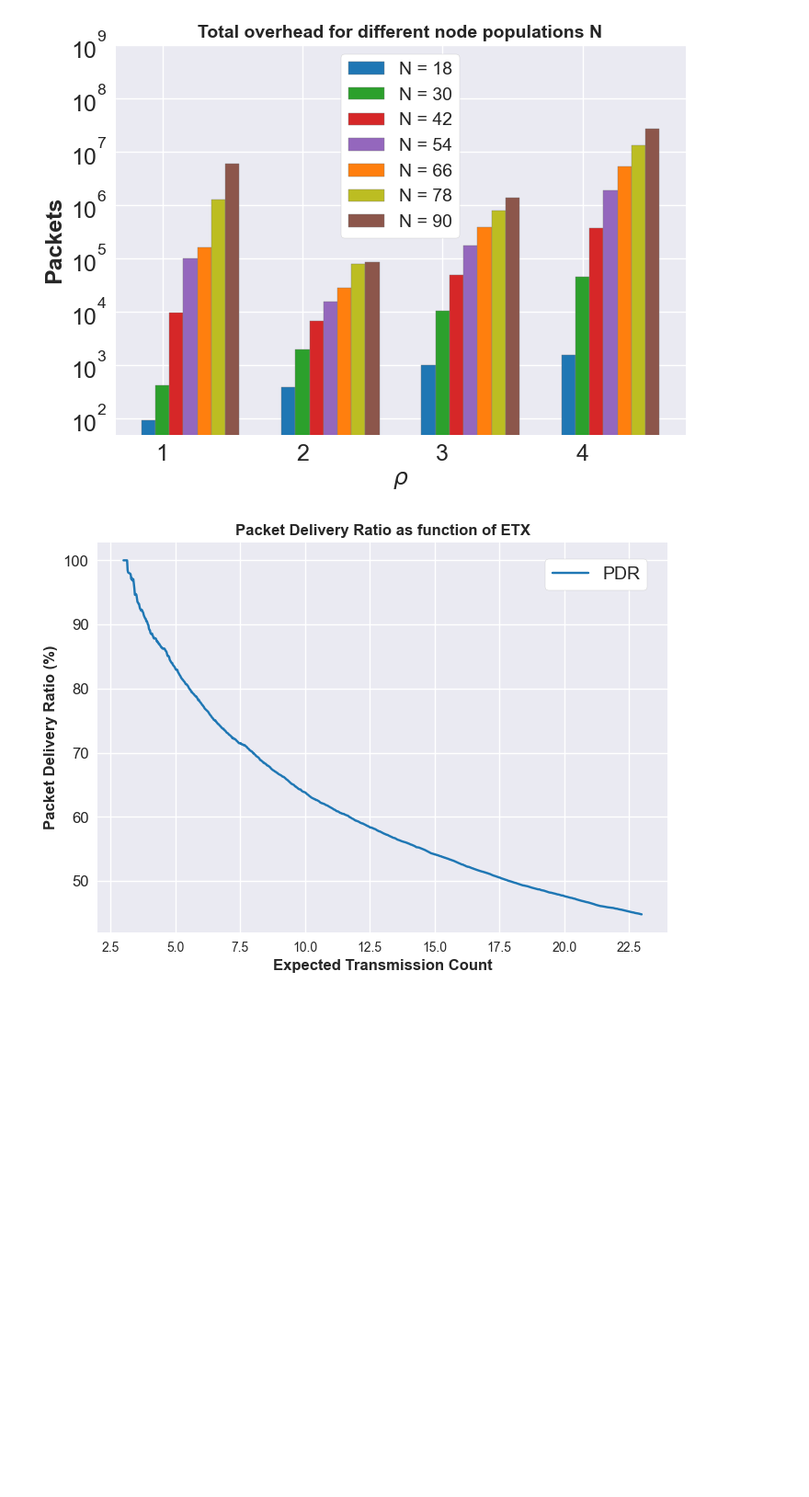
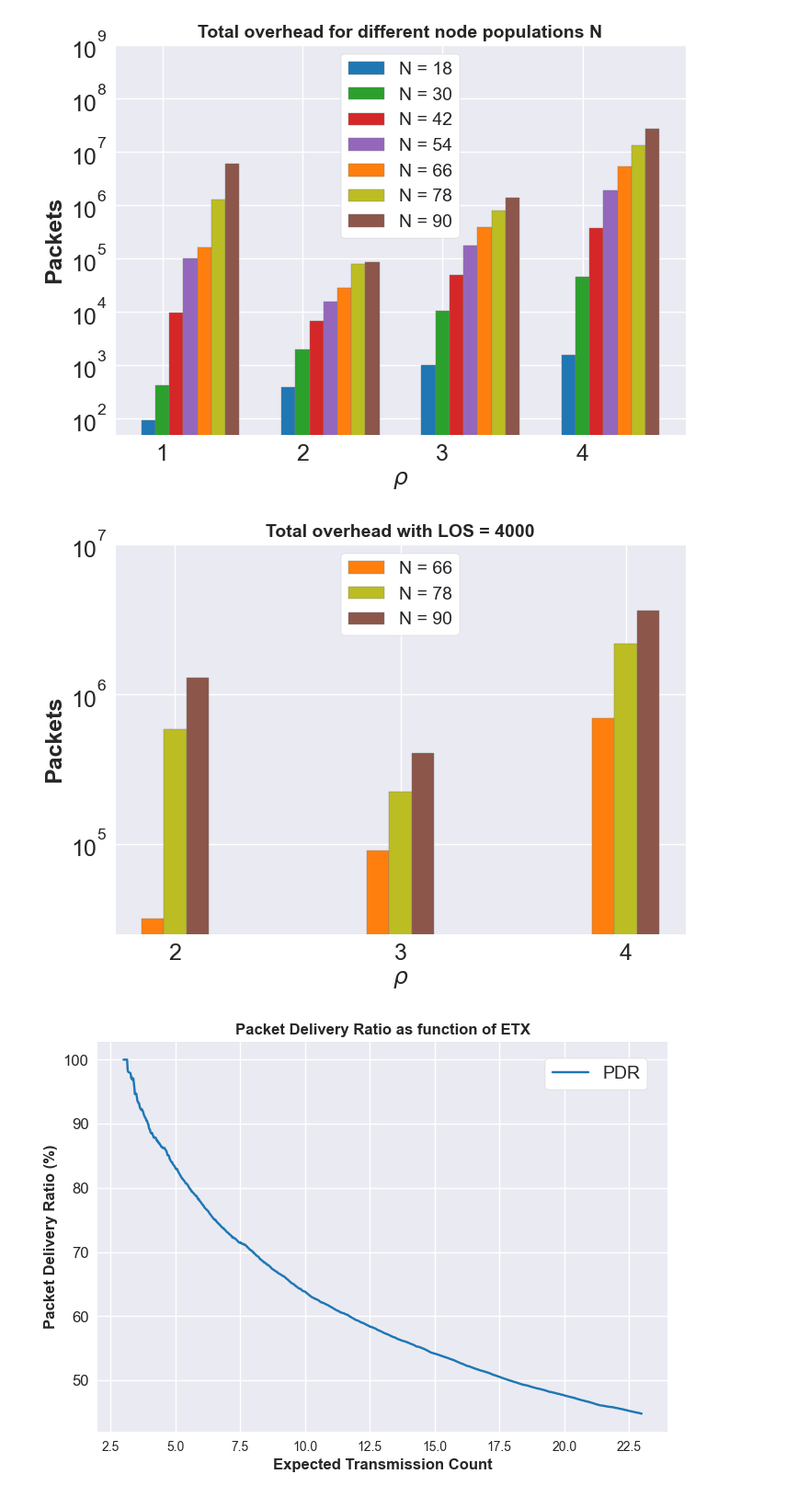
Before and after one commit to mathias-magnusson/Zone-routing-protocol, a Jupyter notebook: plot.ipynb, the cells around one changed output. Shown at 92% size. Saved outputs shown, nothing was run; the diff lists cells and outputs as text; code cells hidden in the pictures; blank space fills up the shorter version.

```diff
--- a/plot.ipynb
+++ b/plot.ipynb
@@ -426,6 +514,40 @@ plt.title("Total overhead for different node populations N", weight='bold', font
 legend = plt.legend(loc='upper center', frameon=True, framealpha=1, facecolor='white', fontsize = 14)
 # %% [output]
 [figure]
+# %%
+# Time used to find routes IARP and IERP combined
+
+zone_radius = [2,3,4]
+N_66_combined = [31622, 90723, 693336]
+N_78_combined = [585073, 222530, 2168145]
+N_90_combined = [1287719, 405266, 3609890]
+
+# set width of bar
+barWidth = 0.10
+
+# Set position of bar on X axis
+br1 = np.arange(len(N_66_combined))
+br2 = [x + barWidth for x in br1]
+br3 = [x + barWidth for x in br2]
+
+plt.style.use('seaborn-v0_8')
+
+# Make the plot
+plt.bar(br1, N_66_combined, color='tab:orange', width = barWidth, edgecolor ='grey', label ='N = 66')
+plt.bar(br2, N_78_combined, color='tab:olive', width = barWidth, edgecolor ='grey', label ='N = 78')
+plt.bar(br3, N_90_combined, color='tab:brown', width = barWidth, edgecolor ='grey', label ='N = 90')
+
+plt.yscale('log')
+plt.ylim(top=10000000)
+plt.xticks([r + barWidth for r in range(len(N_66_combined))], [2,3,4], fontsize=18)
+plt.yticks(fontsize=18)
+plt.xlabel('$\u03C1$', weight='bold', fontsize=18)
+plt.ylabel("Packets", weight='bold', fontsize=18)
+plt.title("Total overhead with LOS = 4000", weight='bold', fontsize=14)
+
+legend = plt.legend(loc='upper center', frameon=True, framealpha=1, facecolor='white', fontsize = 14)
+# %% [output]
+[figure, added]
 # %%
 # Specify the CSV file path
 csv_file_path = '/Users/mathiasmagnusson/Desktop/etx-vs-pdr.csv'
```
Also changed, not shown: parts of 7 cells of this notebook.
